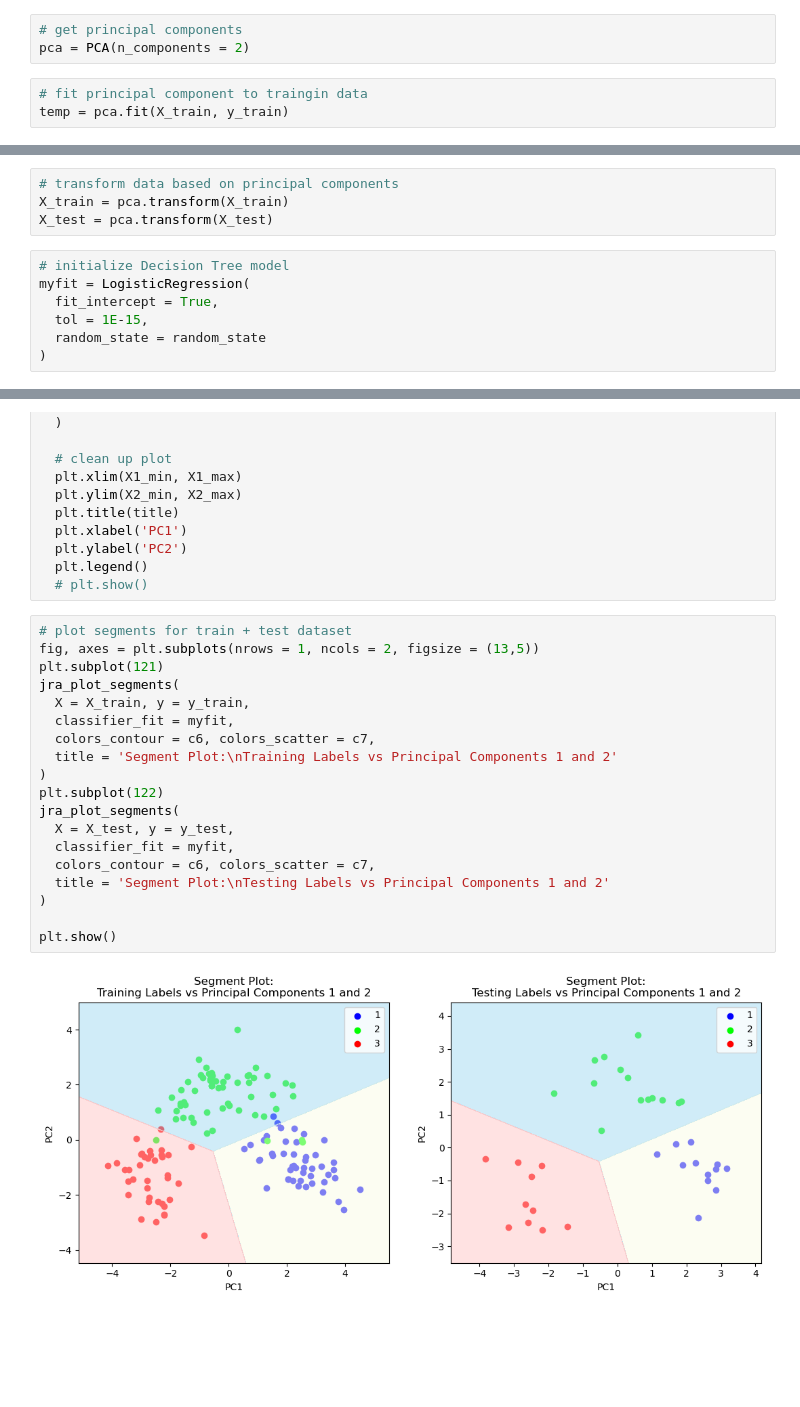
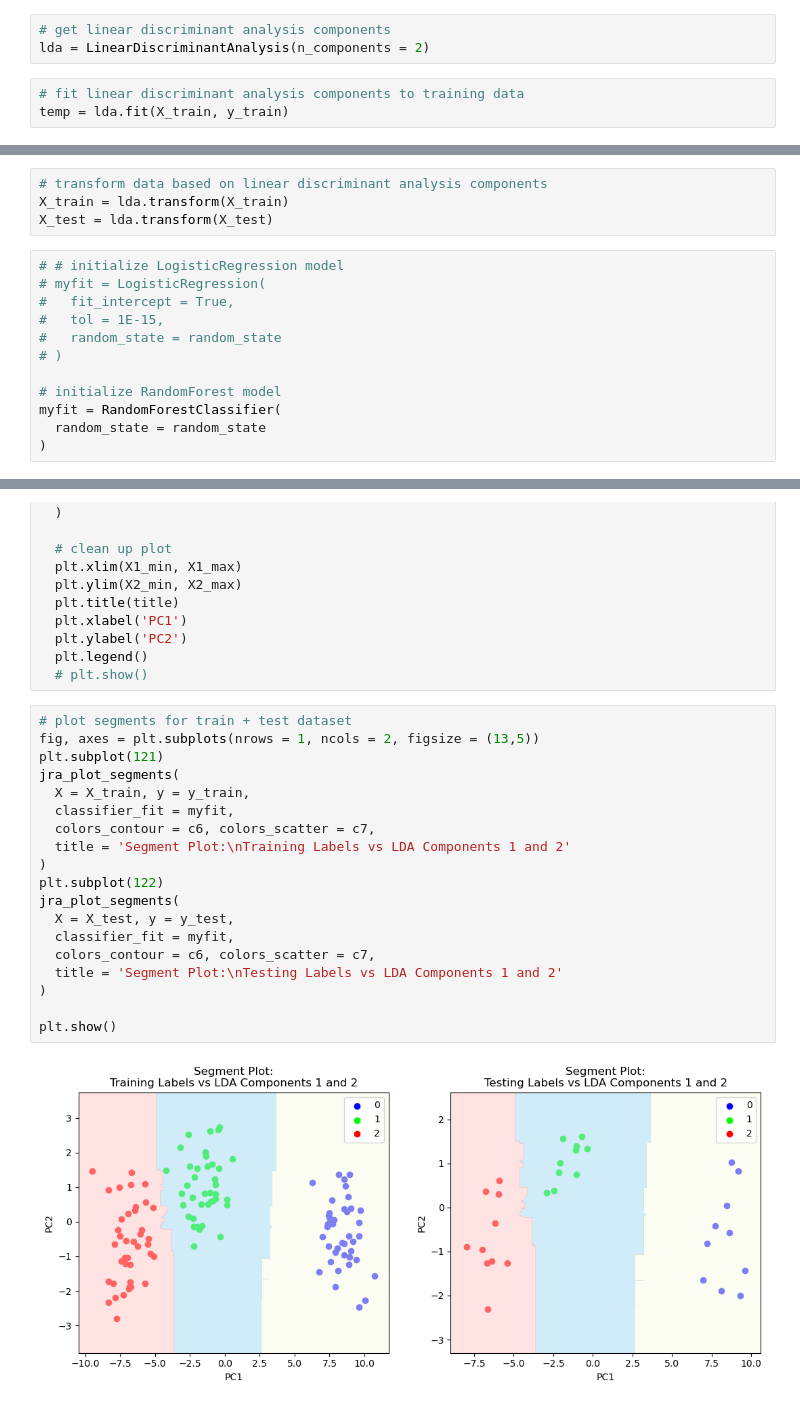
Before and after one commit to notfakearcher/julian, a Jupyter notebook: 01_practice/machine_learning/supervised_learning/classification/linear_discriminant_analysis_01.ipynb, the cells around one changed output, grey strips where cells are left out. Drawn from its saved outputs; the diff is of its cells as text; blank space fills up the shorter version.

Commit message:
2024_01_08_00_11 Updates for linear_discriminant_analysis_01

```diff
--- a/01_practice/machine_learning/supervised_learning/classification/linear_discriminant_analysis_01.ipynb
+++ b/01_practice/machine_learning/supervised_learning/classification/linear_discriminant_analysis_01.ipynb
@@ -350,10 +325,10 @@ X_train, X_test, y_train, y_test = train_test_split(X, y,
   train_size = 0.8, random_state = random_state
 )
 # %%
-# get principal components
-pca = PCA(n_components = 2)
+# get linear discriminant analysis components
+lda = LinearDiscriminantAnalysis(n_components = 2)
 # %%
-# fit principal component to traingin data
-temp = pca.fit(X_train, y_train)
+# fit linear discriminant analysis components to training data
+temp = lda.fit(X_train, y_train)
 # %%
 # pca explained variance ration
@@ -364,12 +339,17 @@ var_ratio.sum()
 # %%
-# transform data based on principal components
-X_train = pca.transform(X_train)
-X_test = pca.transform(X_test)
+# transform data based on linear discriminant analysis components
+X_train = lda.transform(X_train)
+X_test = lda.transform(X_test)
 # %%
-# initialize Decision Tree model
-myfit = LogisticRegression(
-  fit_intercept = True,
-  tol = 1E-15,
+# # initialize LogisticRegression model
+# myfit = LogisticRegression(
+#   fit_intercept = True,
+#   tol = 1E-15,
+#   random_state = random_state
+# )
+
+# initialize RandomForest model
+myfit = RandomForestClassifier(
   random_state = random_state
 )
 # %%
@@ -452,21 +432,21 @@ def jra_plot_segments(X, y, classifier_fit, colors_contour, colors_scatter, titl
 # %%
 # plot segments for train + test dataset
 fig, axes = plt.subplots(nrows = 1, ncols = 2, figsize = (13,5))
 plt.subplot(121)
 jra_plot_segments(
   X = X_train, y = y_train,
   classifier_fit = myfit,
   colors_contour = c6, colors_scatter = c7,
-  title = 'Segment Plot:\nTraining Labels vs Principal Components 1 and 2'
+  title = 'Segment Plot:\nTraining Labels vs LDA Components 1 and 2'
 )
 plt.subplot(122)
 jra_plot_segments(
   X = X_test, y = y_test,
   classifier_fit = myfit,
   colors_contour = c6, colors_scatter = c7,
-  title = 'Segment Plot:\nTesting Labels vs Principal Components 1 and 2'
+  title = 'Segment Plot:\nTesting Labels vs LDA Components 1 and 2'
 )
 
 plt.show()
 # %% [output]
-[figure, old version]
+[figure, new version]
```
Also changed, not shown: parts of 17 cells of this notebook.
